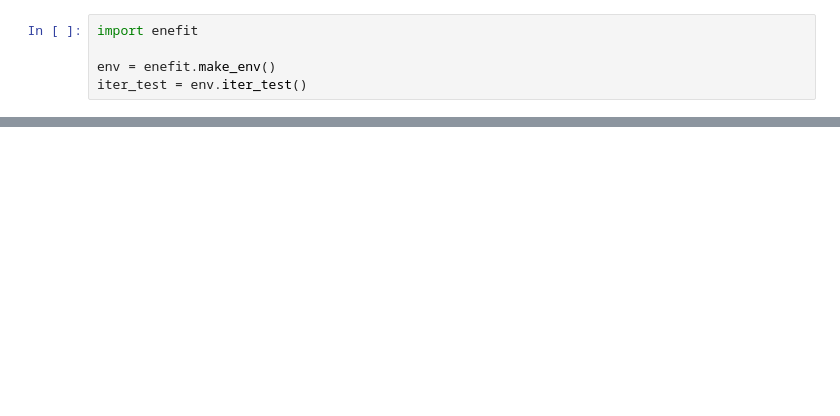
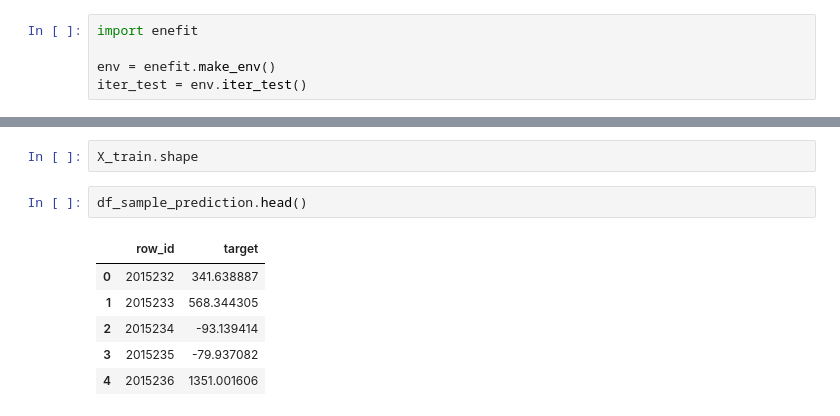
Before and after one commit to yelim421/Kaggle2024_Enefit, a Jupyter notebook: enefit-first-submit.ipynb, the cells around one changed output, grey strips where cells are left out. Cells and saved outputs as stored; diff of their text form; blank space fills up the shorter version.

```diff
--- a/enefit-first-submit.ipynb
+++ b/enefit-first-submit.ipynb
@@ -1387,0 +1058,11 @@ train.head()
+# %%
+X_train.shape
+# %%
+df_sample_prediction.head()
+# %% [output]
+|  | row_id | target |
+| 0 | 2015232 | 341.638887 |
+| 1 | 2015233 | 568.344305 |
+| 2 | 2015234 | -93.139414 |
+| 3 | 2015235 | -79.937082 |
+| 4 | 2015236 | 1351.001606 |
```
Also changed, not shown: parts of 36 cells of this notebook.
